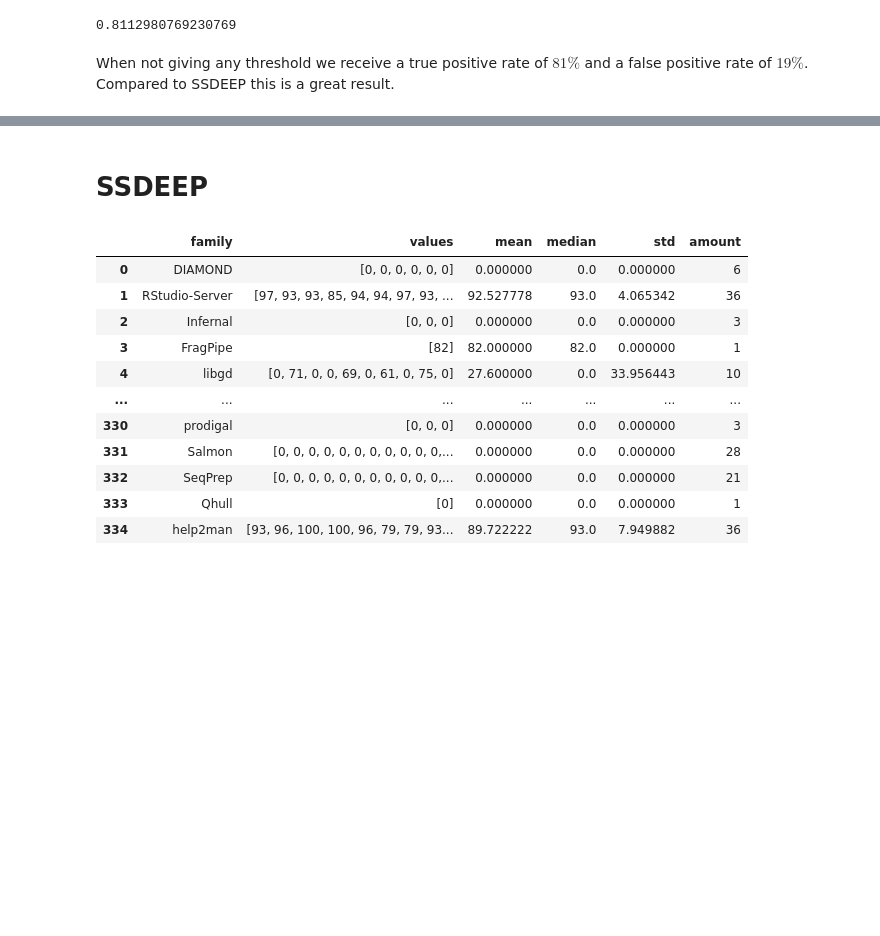
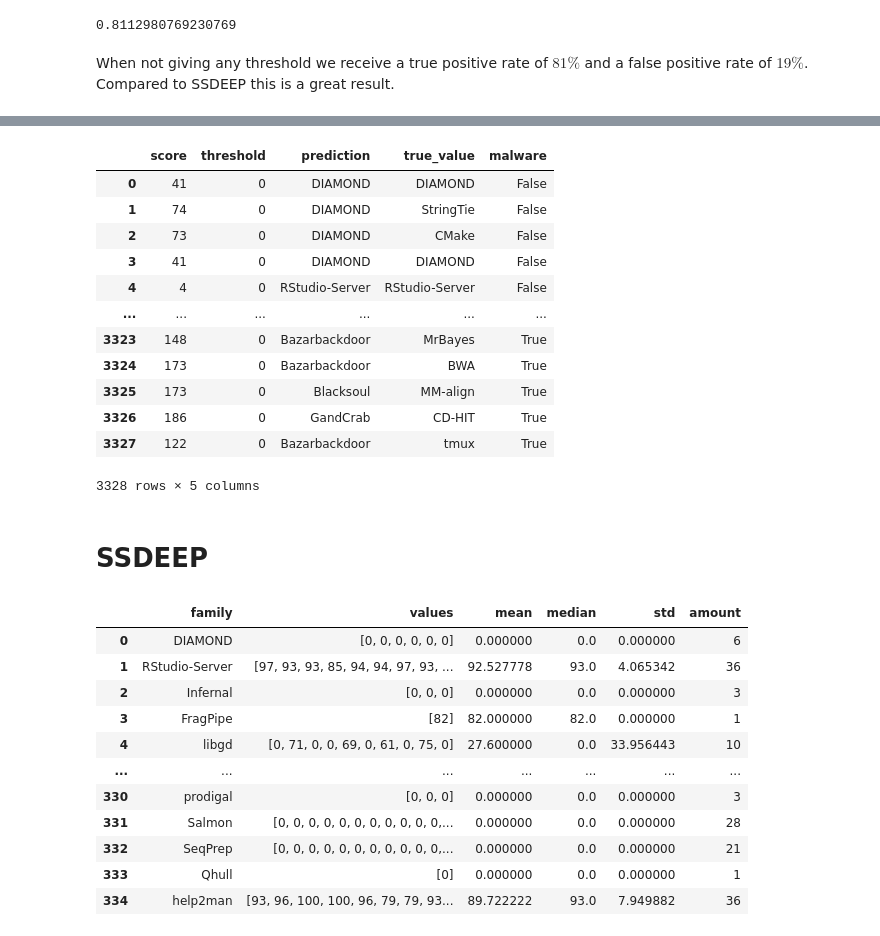
Before and after one commit to edizeqiri/obstkorb, a Jupyter notebook: Testing_Framework/Comparison.ipynb, the cells around one changed output, grey strips where cells are left out. Drawn from its saved outputs; the diff is of its cells as text; code cells hidden in the pictures; blank space fills up the shorter version.

```diff
--- a/Testing_Framework/Comparison.ipynb
+++ b/Testing_Framework/Comparison.ipynb
@@ -250,0 +276,7 @@ When not giving any threshold we receive a true positive rate of $81\%$ and a fa
+# %%
+malware = pd.DataFrame(list(db["families"].aggregate([{"$sample": {"size": scicore_filtered.shape[0]}}])))
+malware["malware"] = True
+malware
+scicore_concat = pd.concat([scicore_filtered, malware])
+
+scicore_concat
@@ -250,0 +300,35 @@ When not giving any threshold we receive a true positive rate of $81\%$ and a fa
+# %%
+def tlsh_predictor_concat(dataset=scicore_concat,threshold=0):
+    predict = pd.DataFrame(index=range(family_scores_tlsh.shape[0]), columns=["score","threshold" , "prediction", "true_value", "malware"])
+    for i in range(0,dataset.shape[0],1):
+        score = 1000
+        k = 0
+        for j in range(0,scicore_filtered.shape[0],1):
+            if i == j:
+                continue
+            tmp = tlsh.diff(dataset.iloc[i]["tlsh"]["tlsh"],scicore_filtered.iloc[j]["tlsh"]["tlsh"])
+            if score > tmp < threshold:
+                score = tmp
+                k = j
+
+        #print(f"score: {score}, prediction: {scicore_filtered.iloc[i]['family']}, true value: {scicore_filtered.iloc[k]['family']}")
+        predict.loc[i] = [score,threshold ,dataset.iloc[i]["family"], dataset.iloc[k]["family"],dataset.iloc[i]["malware"]]
+    return predict
+# %%
+tlsh_pred_concat = tlsh_predictor_concat()
+# %%
+tlsh_pred_concat
+# %% [output]
+|  | score | threshold | prediction | true_value | malware |
+| 0 | 41 | 0 | DIAMOND | DIAMOND | False |
+| 1 | 74 | 0 | DIAMOND | StringTie | False |
+| 2 | 73 | 0 | DIAMOND | CMake | False |
+| 3 | 41 | 0 | DIAMOND | DIAMOND | False |
+| 4 | 4 | 0 | RStudio-Server | RStudio-Server | False |
+| ... | ... | ... | ... | ... | ... |
+| 3323 | 148 | 0 | Bazarbackdoor | MrBayes | True |
+| 3324 | 173 | 0 | Bazarbackdoor | BWA | True |
+| 3325 | 173 | 0 | Blacksoul | MM-align | True |
+| 3326 | 186 | 0 | GandCrab | CD-HIT | True |
+| 3327 | 122 | 0 | Bazarbackdoor | tmux | True |
+3328 rows × 5 columns
```
Also changed, not shown: parts of 11 cells of this notebook, 1 other file.
